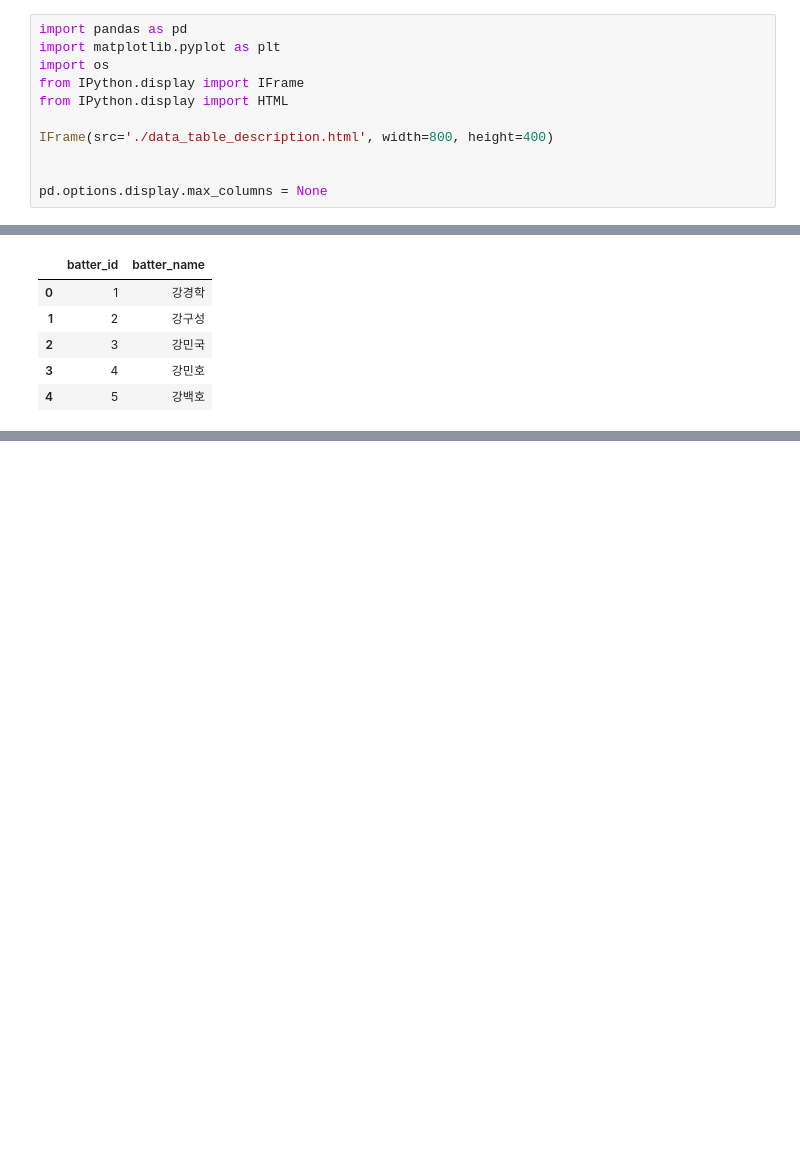
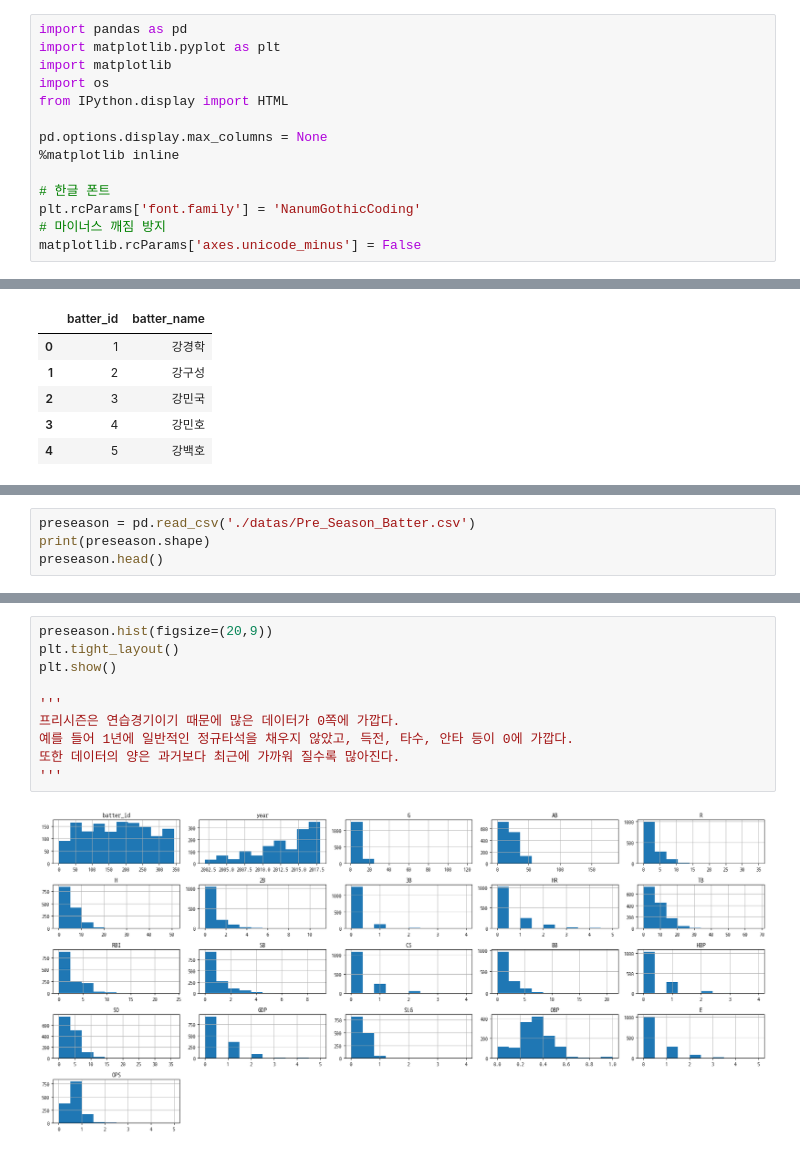
Before and after one commit to dlsdud9098/kbo_ops_predict, a Jupyter notebook: main.ipynb, the cells around one changed output, grey strips where cells are left out. Drawn from its saved outputs; the diff is of its cells as text; blank space fills up the shorter version.

```diff
--- a/main.ipynb
+++ b/main.ipynb
@@ -1,14 +1,17 @@
 # %%
 import pandas as pd
 import matplotlib.pyplot as plt
+import matplotlib
 import os
-from IPython.display import IFrame
 from IPython.display import HTML
 
-IFrame(src='./data_table_description.html', width=800, height=400)
+pd.options.display.max_columns = None
+%matplotlib inline
 
-
-pd.options.display.max_columns = None
+# 한글 폰트
+plt.rcParams['font.family'] = 'NanumGothicCoding'
+# 마이너스 깨짐 방지
+matplotlib.rcParams['axes.unicode_minus'] = False
 # %%
 os.listdir('./datas')
 # %% [output]
@@ -74,0 +80,4 @@ pd.read_csv('./datas/submission.csv').head()
+# %%
+preseason = pd.read_csv('./datas/Pre_Season_Batter.csv')
+print(preseason.shape)
+preseason.head()
@@ -74,0 +111,12 @@ pd.read_csv('./datas/submission.csv').head()
+# %%
+preseason.hist(figsize=(20,9))
+plt.tight_layout()
+plt.show()
+
+'''
+프리시즌은 연습경기이기 때문에 많은 데이터가 0쪽에 가깝다.
+예를 들어 1년에 일반적인 정규타석을 채우지 않았고, 득전, 타수, 안타 등이 0에 가깝다.
+또한 데이터의 양은 과거보다 최근에 가까워 질수록 많아진다.
+'''
+# %% [output]
+[figure, added]
```
Also changed, not shown: parts of 4 cells of this notebook, 1 other file.
